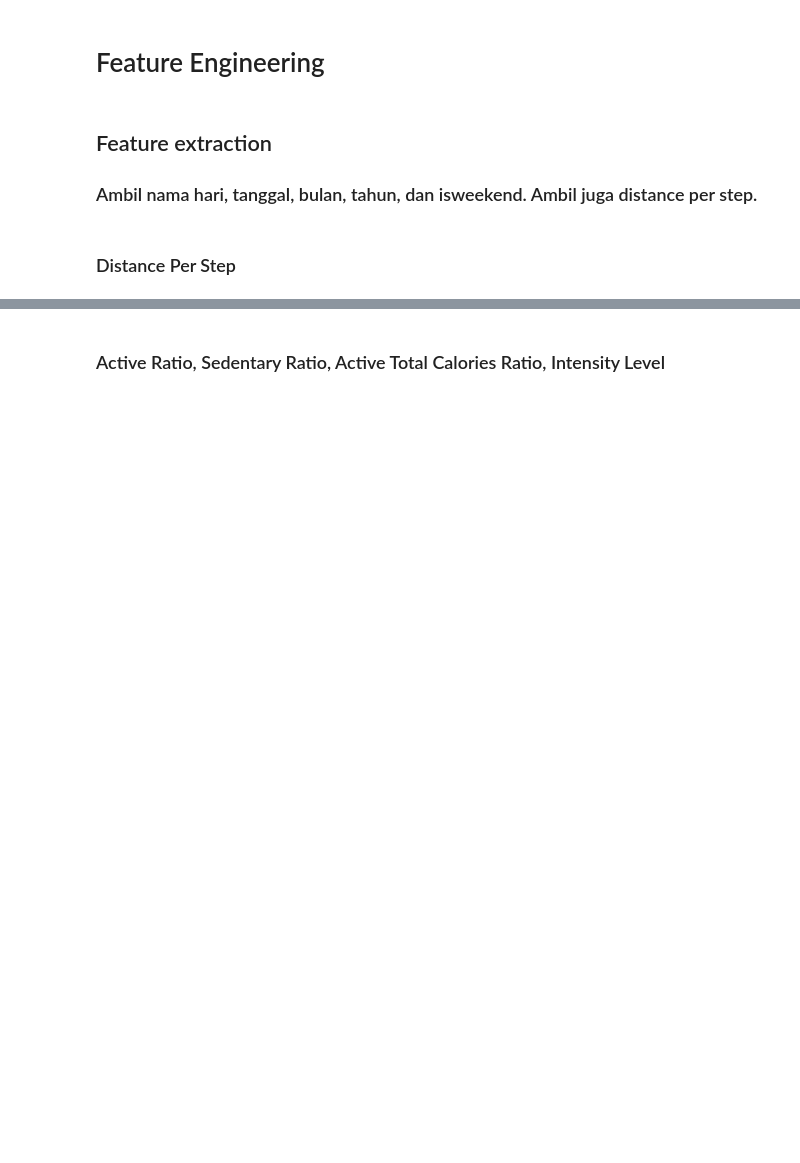
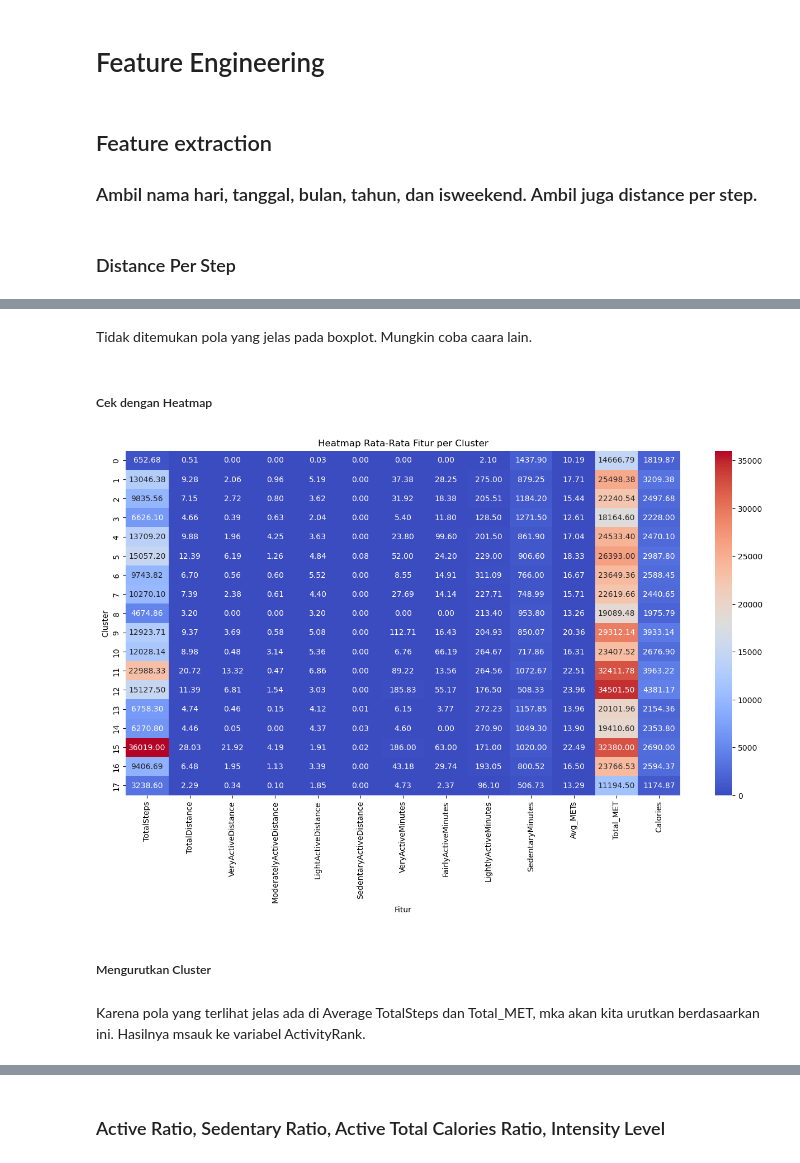
Before and after one commit to bintangphylosophie/Final-Project-Rakamin-FitBit-Tracker-Data, a Jupyter notebook: Preprocessing/Preprocessing_merged.ipynb, the cells around one changed output, grey strips where cells are left out. Cells and saved outputs as stored; diff of their text form; code cells hidden in the pictures; blank space fills up the shorter version.

```diff
--- a/Preprocessing/Preprocessing_merged.ipynb
+++ b/Preprocessing/Preprocessing_merged.ipynb
@@ -396,0 +284,24 @@ dfz['DistancePerStep'] = dfz.apply(lambda row: 0 if row['TotalSteps'] == 0 else
+# %% [markdown]
+Tidak ditemukan pola yang jelas pada boxplot. Mungkin coba caara lain.
+# %% [markdown]
+##### Cek dengan Heatmap
+# %%
+import seaborn as sns
+import matplotlib.pyplot as plt
+
+# Menghitung rata-rata setiap fitur untuk setiap cluster
+cluster_means = df.groupby('Cluster').mean()
+
+# Membuat heatmap dari nilai rata-rata fitur
+plt.figure(figsize=(16, 8))
+sns.heatmap(cluster_means[columns_to_plot], annot=True, cmap="coolwarm", fmt=".2f")
+plt.title('Heatmap Rata-Rata Fitur per Cluster')
+plt.xlabel('Fitur')
+plt.ylabel('Cluster')
+plt.show()
+# %% [output]
+[figure, added]
+# %% [markdown]
+##### Mengurutkan Cluster
+# %% [markdown]
+Karena pola yang terlihat jelas ada di Average TotalSteps dan Total_MET, mka akan kita urutkan berdasaarkan ini. Hasilnya msauk ke variabel ActivityRank.
```
Also changed, not shown: parts of 85 cells of this notebook, 1 other file.
